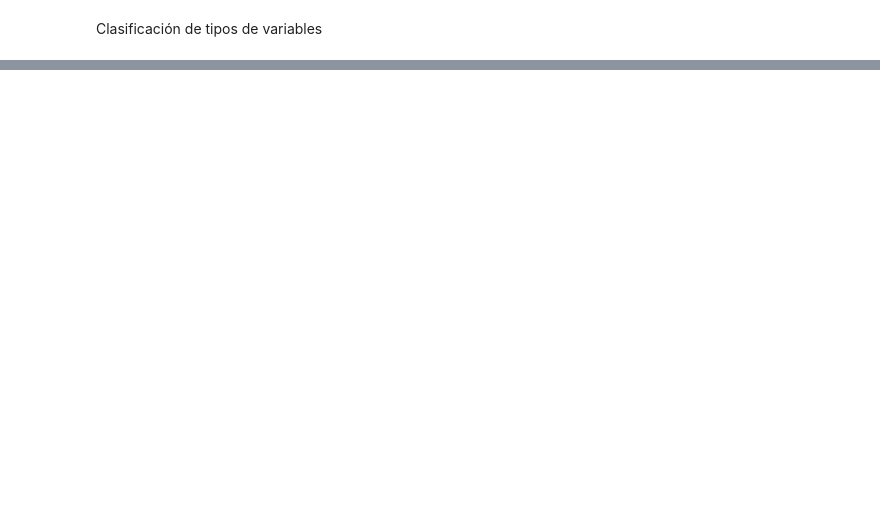
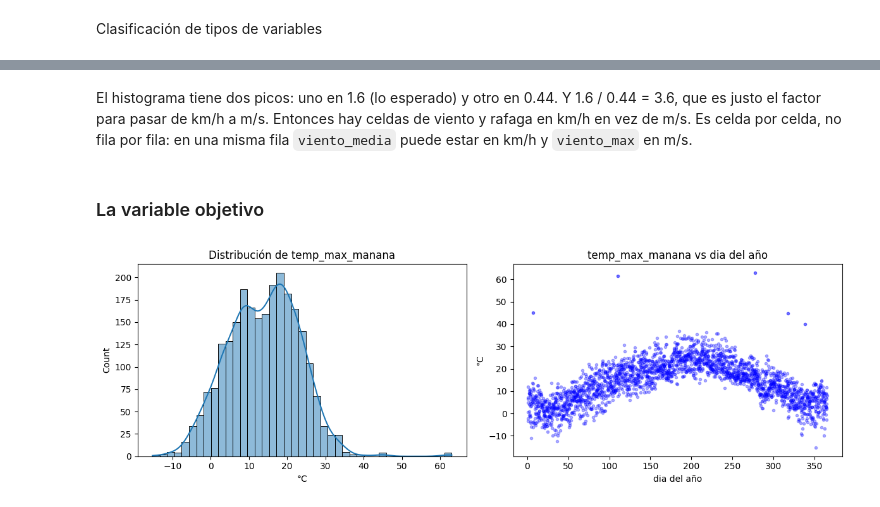
Before and after one commit to JuanSe8190/Laboratorio1-Aprendizaje-de-m-quina, a Jupyter notebook: ActividadesLab1.ipynb, the cells around one changed output, grey strips where cells are left out. Cells and saved outputs as stored; diff of their text form; code cells hidden in the pictures; blank space fills up the shorter version.

```diff
--- a/ActividadesLab1.ipynb
+++ b/ActividadesLab1.ipynb
@@ -438,0 +383,25 @@ dtype: int64
+# %% [markdown]
+El histograma tiene dos picos: uno en 1.6 (lo esperado) y otro en 0.44. Y 1.6 / 0.44 = 3.6, que es
+justo el factor para pasar de km/h a m/s. Entonces hay celdas de viento y rafaga en km/h en vez de
+m/s. Es celda por celda, no fila por fila: en una misma fila `viento_media` puede estar en km/h y
+`viento_max` en m/s.
+# %% [markdown]
+### La variable objetivo
+# %%
+plt.figure(figsize=(12,4))
+
+plt.subplot(1, 2, 1)
+sns.histplot(x=data['temp_max_manana'], kde=True)
+plt.title('Distribución de temp_max_manana')
+plt.xlabel('°C')
+
+plt.subplot(1, 2, 2)
+plt.plot(data['dia_del_anio'], data['temp_max_manana'], '.', color='blue', alpha=0.3)
+plt.title('temp_max_manana vs dia del año')
+plt.xlabel('dia del año')
+plt.ylabel('°C')
+
+plt.tight_layout()
+plt.show()
+# %% [output]
+[figure, added]
```
Also changed, not shown: parts of 132 cells of this notebook, 2 other files.
